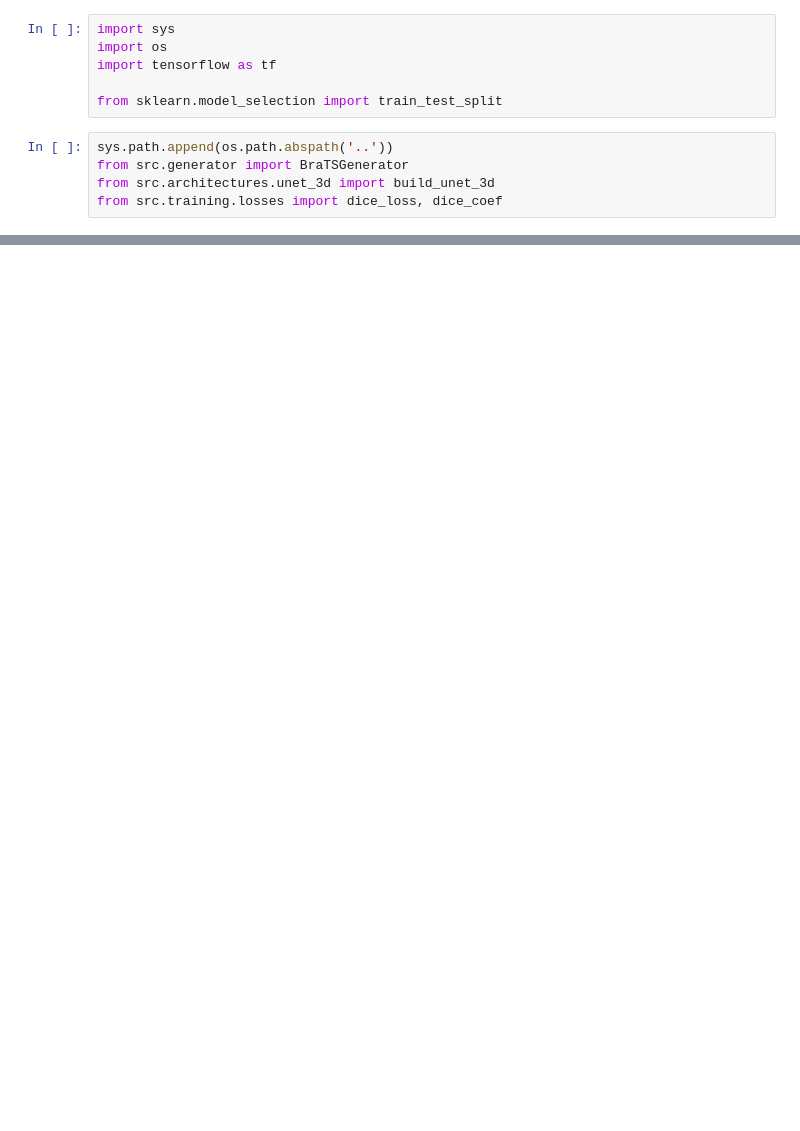
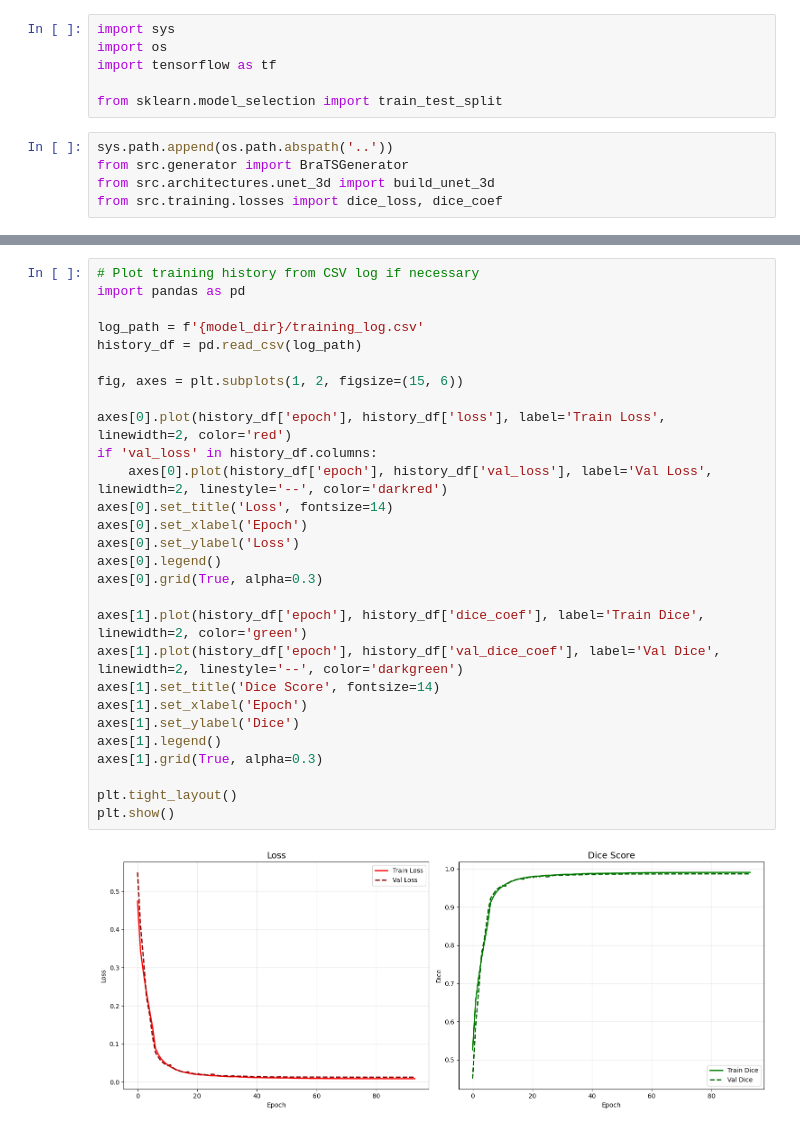
Before and after one commit to KacSzy/BrainTumorSegmentation, a Jupyter notebook: notebooks/03_training.ipynb, the cells around one changed output, grey strips where cells are left out. Cells and saved outputs as stored; diff of their text form; blank space fills up the shorter version.

```diff
--- a/notebooks/03_training.ipynb
+++ b/notebooks/03_training.ipynb
@@ -71,0 +144,30 @@ KeyboardInterrupt:
+# %%
+# Plot training history from CSV log if necessary
+import pandas as pd
+
+log_path = f'{model_dir}/training_log.csv'
+history_df = pd.read_csv(log_path)
+
+fig, axes = plt.subplots(1, 2, figsize=(15, 6))
+
+axes[0].plot(history_df['epoch'], history_df['loss'], label='Train Loss', linewidth=2, color='red')
+if 'val_loss' in history_df.columns:
+    axes[0].plot(history_df['epoch'], history_df['val_loss'], label='Val Loss', linewidth=2, linestyle='--', color='darkred')
+axes[0].set_title('Loss', fontsize=14)
+axes[0].set_xlabel('Epoch')
+axes[0].set_ylabel('Loss')
+axes[0].legend()
+axes[0].grid(True, alpha=0.3)
+
+axes[1].plot(history_df['epoch'], history_df['dice_coef'], label='Train Dice', linewidth=2, color='green')
+axes[1].plot(history_df['epoch'], history_df['val_dice_coef'], label='Val Dice', linewidth=2, linestyle='--', color='darkgreen')
+axes[1].set_title('Dice Score', fontsize=14)
+axes[1].set_xlabel('Epoch')
+axes[1].set_ylabel('Dice')
+axes[1].legend()
+axes[1].grid(True, alpha=0.3)
+
+plt.tight_layout()
+plt.show()
+# %% [output]
+[figure, added]
```
Also changed, not shown: parts of 11 cells of this notebook, 1 other file.
